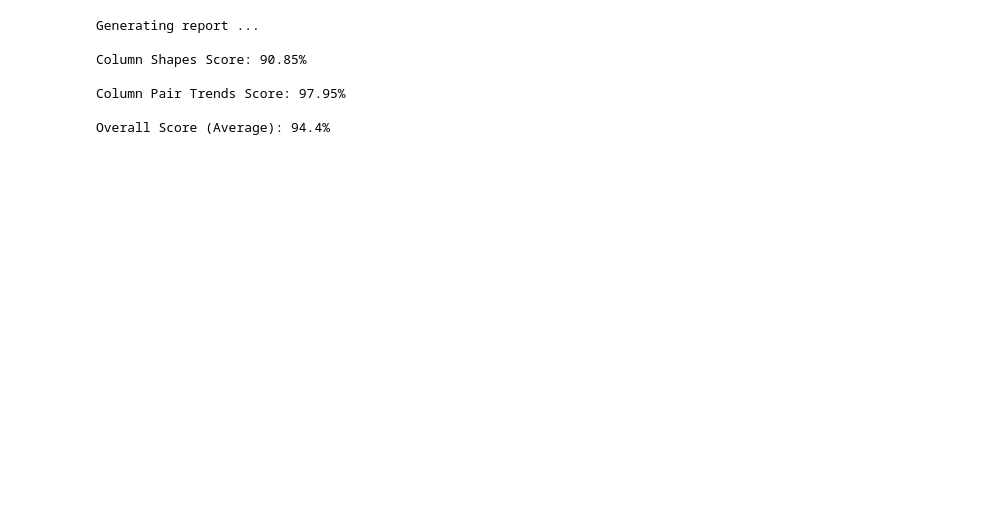
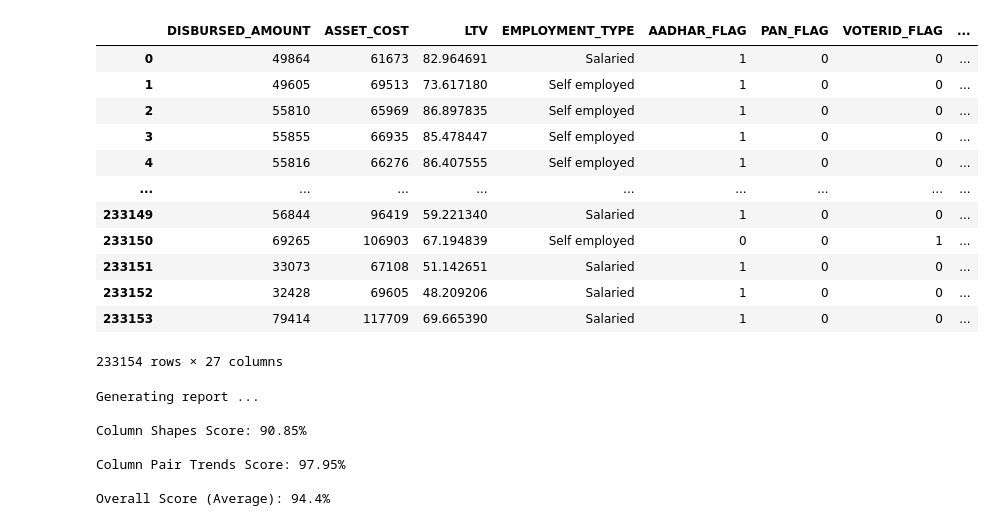
Before and after one commit to minhminhminh0112/anomaly-detection-autoencoder-based-basic, a Jupyter notebook: synthetic_data/evaluate_synthetic.ipynb, the cells around one changed output. Cells and saved outputs as stored; diff of their text form; code cells hidden in the pictures; blank space fills up the shorter version.

```diff
--- a/synthetic_data/evaluate_synthetic.ipynb
+++ b/synthetic_data/evaluate_synthetic.ipynb
@@ -37 +37,19 @@ Inferred cat_dims from saved weights: 28
 233154 rows × 26 columns
+# %%
+vehicle = pp.VehicleData()
+synthetic_df['LOAN_DEFAULT'] = vehicle.y
+synthetic_df
+# %% [output]
+|  | DISBURSED_AMOUNT | ASSET_COST | LTV | EMPLOYMENT_TYPE | AADHAR_FLAG | PAN_FLAG | VOTERID_FLAG | ... |
+| 0 | 49864 | 61673 | 82.964691 | Salaried | 1 | 0 | 0 | ... |
+| 1 | 49605 | 69513 | 73.617180 | Self employed | 1 | 0 | 0 | ... |
+| 2 | 55810 | 65969 | 86.897835 | Self employed | 1 | 0 | 0 | ... |
+| 3 | 55855 | 66935 | 85.478447 | Self employed | 1 | 0 | 0 | ... |
+| 4 | 55816 | 66276 | 86.407555 | Self employed | 1 | 0 | 0 | ... |
+| ... | ... | ... | ... | ... | ... | ... | ... | ... |
+| 233149 | 56844 | 96419 | 59.221340 | Salaried | 1 | 0 | 0 | ... |
+| 233150 | 69265 | 106903 | 67.194839 | Self employed | 0 | 0 | 1 | ... |
+| 233151 | 33073 | 67108 | 51.142651 | Salaried | 1 | 0 | 0 | ... |
+| 233152 | 32428 | 69605 | 48.209206 | Salaried | 1 | 0 | 0 | ... |
+| 233153 | 79414 | 117709 | 69.665390 | Salaried | 1 | 0 | 0 | ... |
+233154 rows × 27 columns
```
Also changed, not shown: parts of 11 cells of this notebook.
